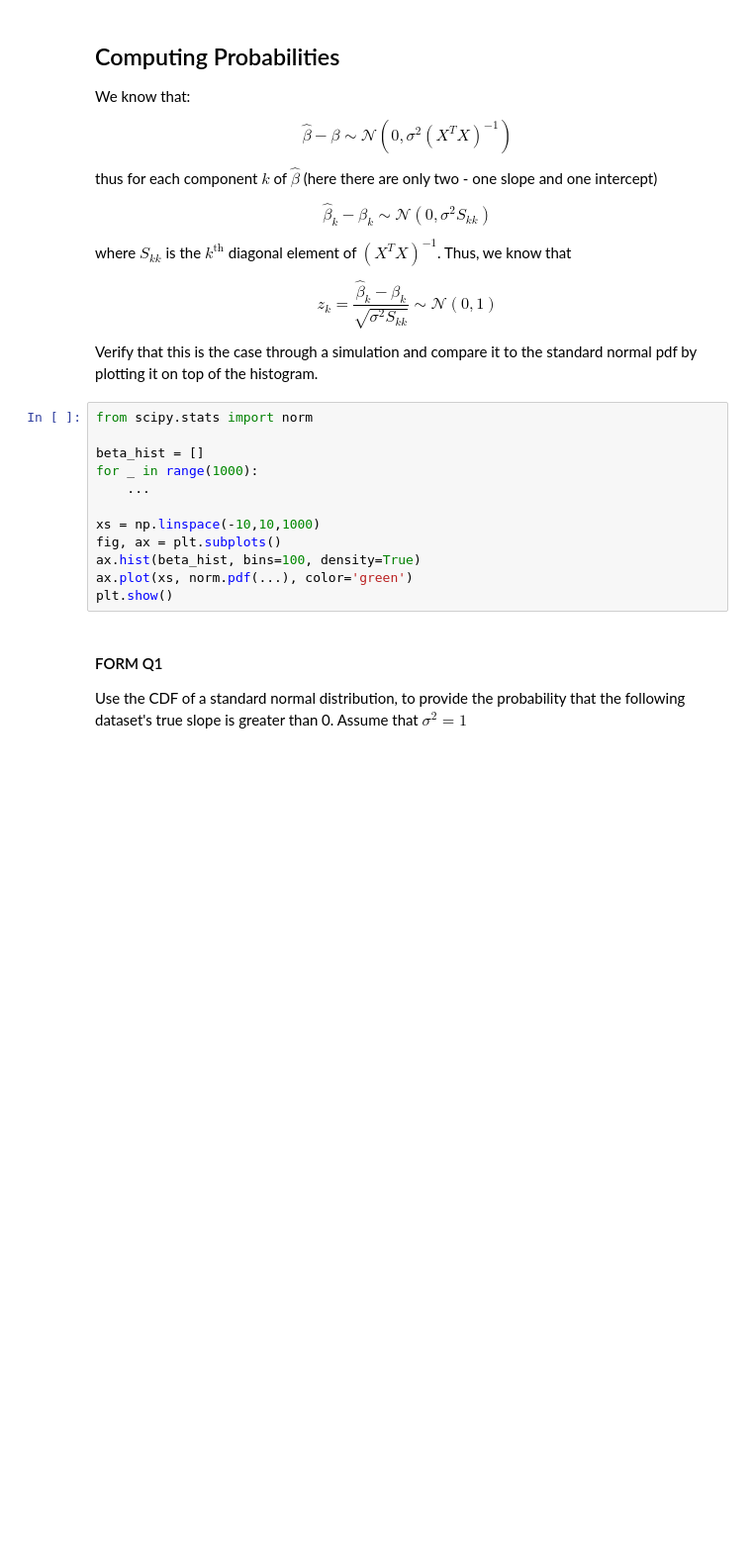
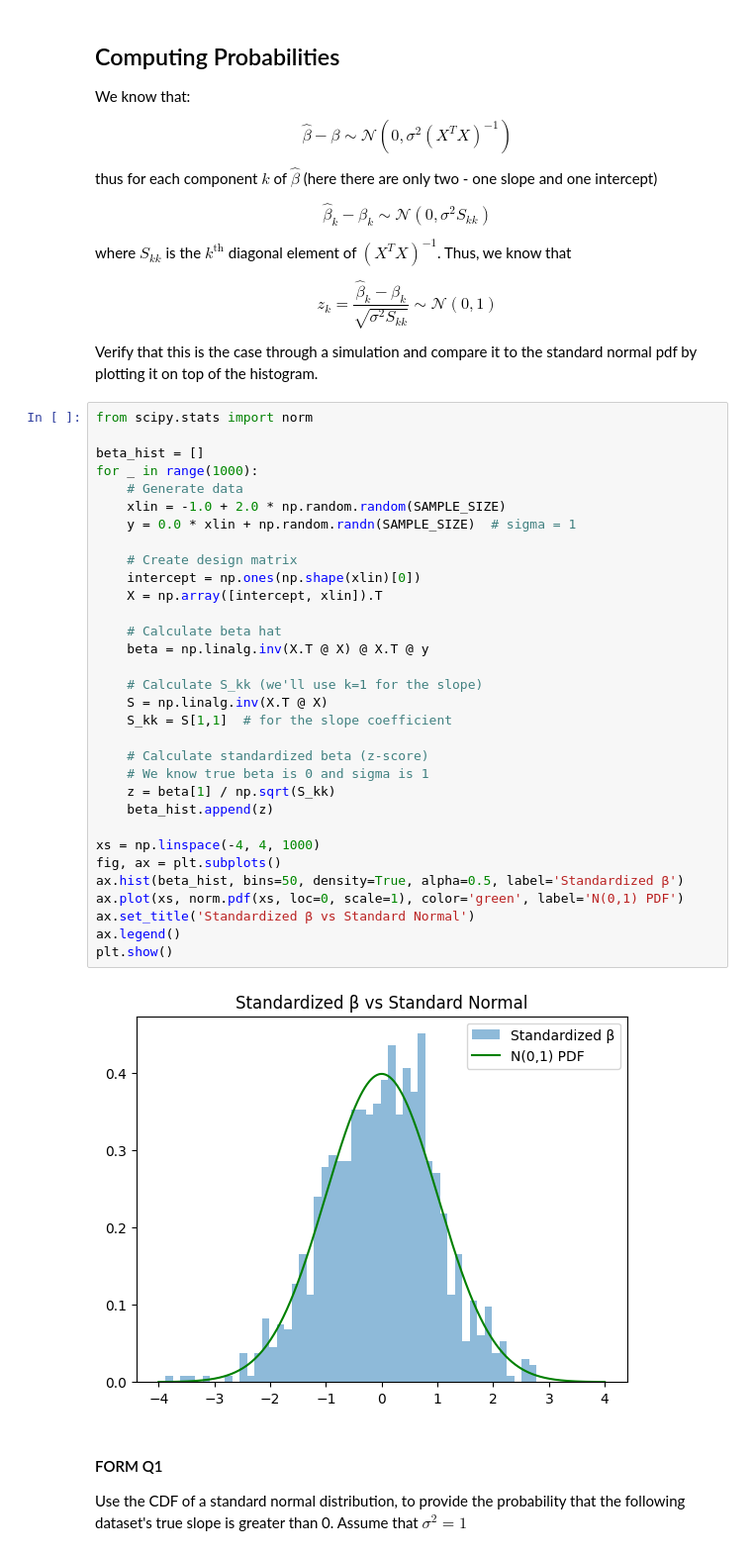
Before and after one commit to gallettilance/CS506-Fall2024, a Jupyter notebook: lecture_15/worksheet_15.ipynb, the cells around one changed output. Shown at 99% size. Saved outputs shown, nothing was run; the diff lists cells and outputs as text; blank space fills up the shorter version.

```diff
--- a/lecture_15/worksheet_15.ipynb
+++ b/lecture_15/worksheet_15.ipynb
@@ -156,18 +156,40 @@ where $S_{kk}$ is the $k^\text{th}$ diagonal element of $(X^TX)^{-1}$. Thus, we
 $$z_k = \frac{\hat\beta_k -\beta_k}{\sqrt{\sigma^2 S_{kk}}} \sim \mathcal{N}(0,1)$$
 
 Verify that this is the case through a simulation and compare it to the standard normal pdf by plotting it on top of the histogram.
-# %%
-from scipy.stats import norm
-
-beta_hist = []
-for _ in range(1000):
-    ...
-
-xs = np.linspace(-10,10,1000)
-fig, ax = plt.subplots()
-ax.hist(beta_hist, bins=100, density=True)
-ax.plot(xs, norm.pdf(...), color='green')
-plt.show()
+# %%
+from scipy.stats import norm
+
+beta_hist = []
+for _ in range(1000):
+    # Generate data
+    xlin = -1.0 + 2.0 * np.random.random(SAMPLE_SIZE)
+    y = 0.0 * xlin + np.random.randn(SAMPLE_SIZE)  # sigma = 1
+
+    # Create design matrix
+    intercept = np.ones(np.shape(xlin)[0])
+    X = np.array([intercept, xlin]).T
+
+    # Calculate beta hat
+    beta = np.linalg.inv(X.T @ X) @ X.T @ y
+
+    # Calculate S_kk (we'll use k=1 for the slope)
+    S = np.linalg.inv(X.T @ X)
+    S_kk = S[1,1]  # for the slope coefficient
+
+    # Calculate standardized beta (z-score)
+    # We know true beta is 0 and sigma is 1
+    z = beta[1] / np.sqrt(S_kk)
+    beta_hist.append(z)
+
+xs = np.linspace(-4, 4, 1000)
+fig, ax = plt.subplots()
+ax.hist(beta_hist, bins=50, density=True, alpha=0.5, label='Standardized β')
+ax.plot(xs, norm.pdf(xs, loc=0, scale=1), color='green', label='N(0,1) PDF')
+ax.set_title('Standardized β vs Standard Normal')
+ax.legend()
+plt.show()
+# %% [output]
+[figure, added]
 # %% [markdown]
 #### FORM Q1
 
```
Also changed, not shown: parts of 9 cells of this notebook, 4 other files.
